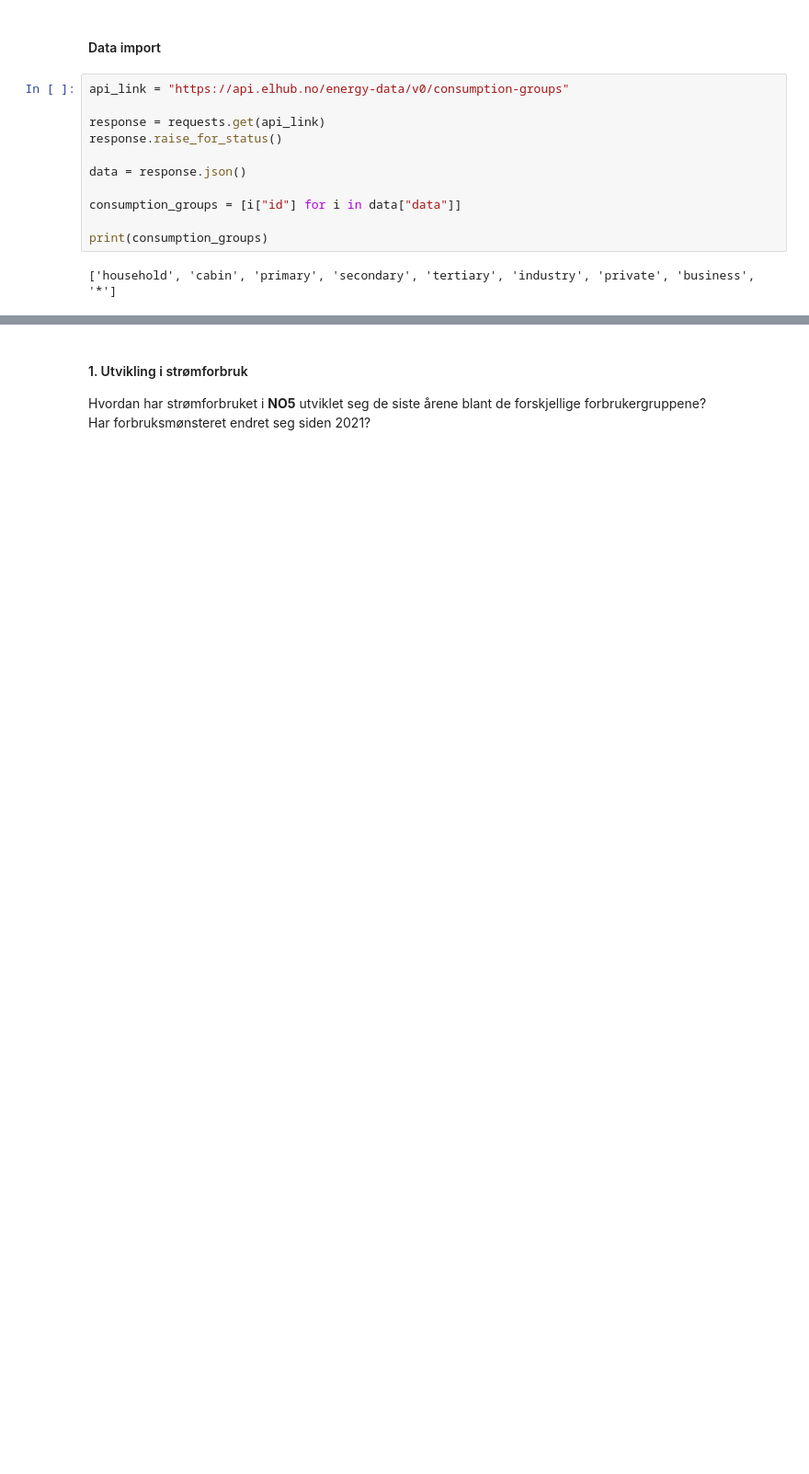
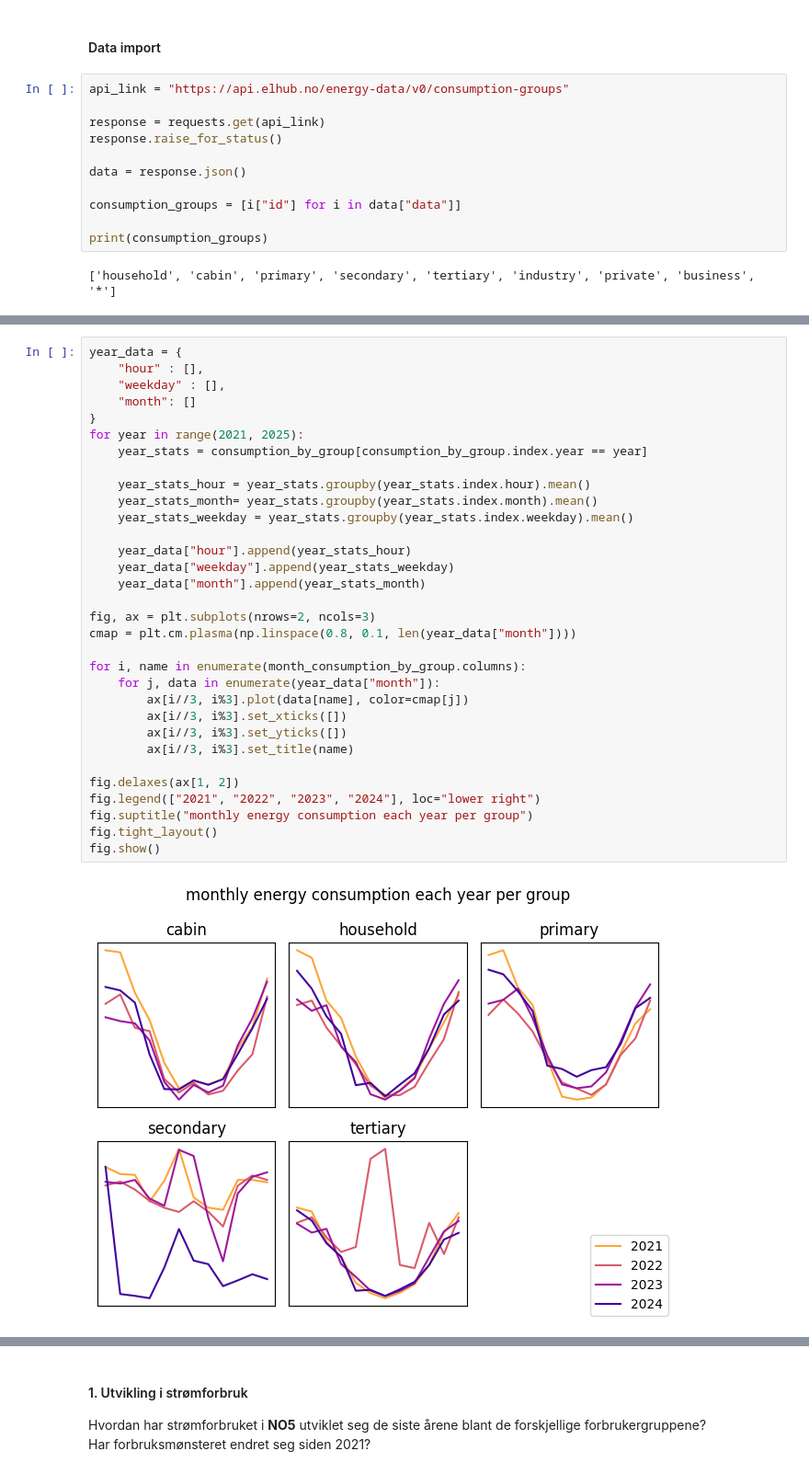
Before and after one commit to tobbensol/eviny-case, a Jupyter notebook: notebooks/Question1.ipynb, the cells around one changed output, grey strips where cells are left out. Shown at 92% size. Saved outputs shown, nothing was run; the diff lists cells and outputs as text; blank space fills up the shorter version.

```diff
--- a/notebooks/Question1.ipynb
+++ b/notebooks/Question1.ipynb
@@ -65 +116,35 @@ consumption_by_group = consumption_df.pivot_table(
+# %%
+year_data = {
+    "hour" : [],
+    "weekday" : [],
+    "month": []
+}
+for year in range(2021, 2025):
+    year_stats = consumption_by_group[consumption_by_group.index.year == year]
+
+    year_stats_hour = year_stats.groupby(year_stats.index.hour).mean()
+    year_stats_month= year_stats.groupby(year_stats.index.month).mean()
+    year_stats_weekday = year_stats.groupby(year_stats.index.weekday).mean()
+
+    year_data["hour"].append(year_stats_hour)
+    year_data["weekday"].append(year_stats_weekday)
+    year_data["month"].append(year_stats_month)
+
+fig, ax = plt.subplots(nrows=2, ncols=3)
+cmap = plt.cm.plasma(np.linspace(0.8, 0.1, len(year_data["month"])))
+
+for i, name in enumerate(month_consumption_by_group.columns):
+    for j, data in enumerate(year_data["month"]):
+        ax[i//3, i%3].plot(data[name], color=cmap[j])
+        ax[i//3, i%3].set_xticks([])
+        ax[i//3, i%3].set_yticks([])
+        ax[i//3, i%3].set_title(name)
+
+fig.delaxes(ax[1, 2])
+fig.legend(["2021", "2022", "2023", "2024"], loc="lower right")
+fig.suptitle("monthly energy consumption each year per group")
+fig.tight_layout()
+fig.show()
+# %% [output]
+[figure, added]
 # %%
```
Also changed, not shown: parts of 8 cells of this notebook.
